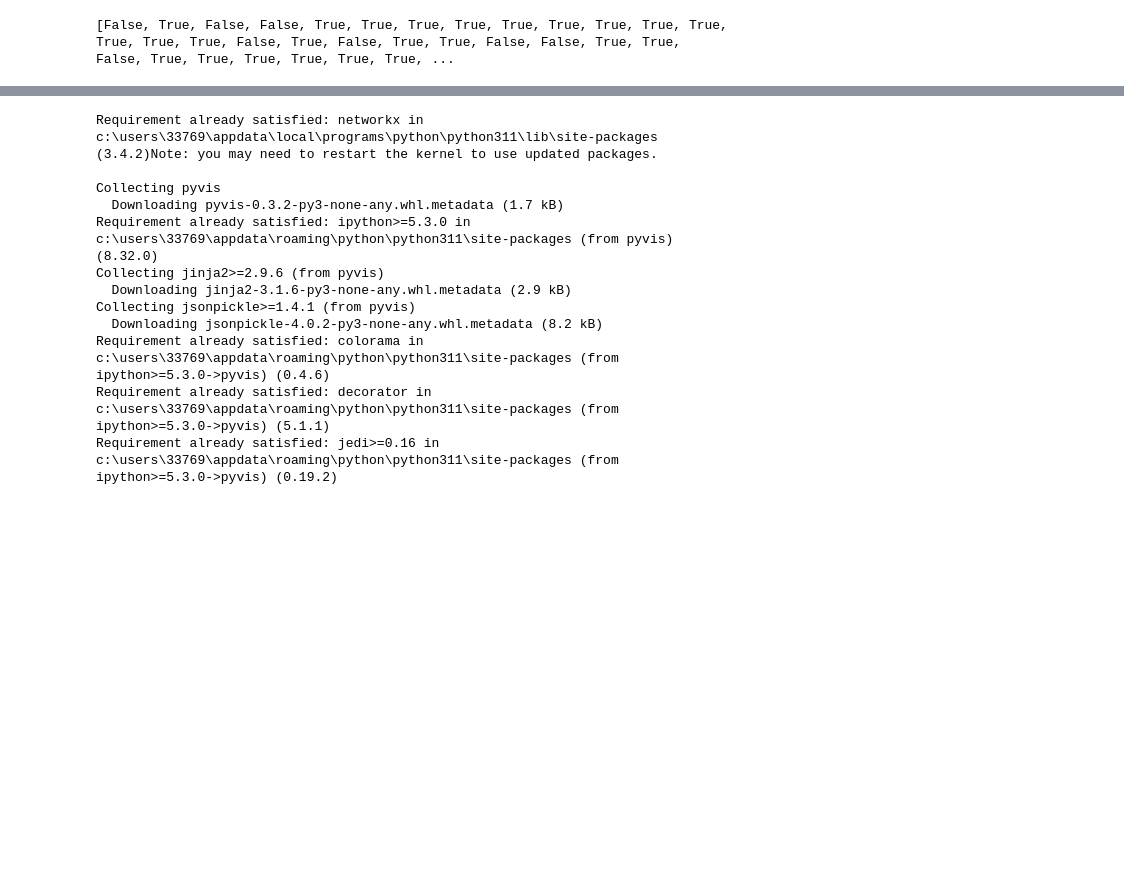
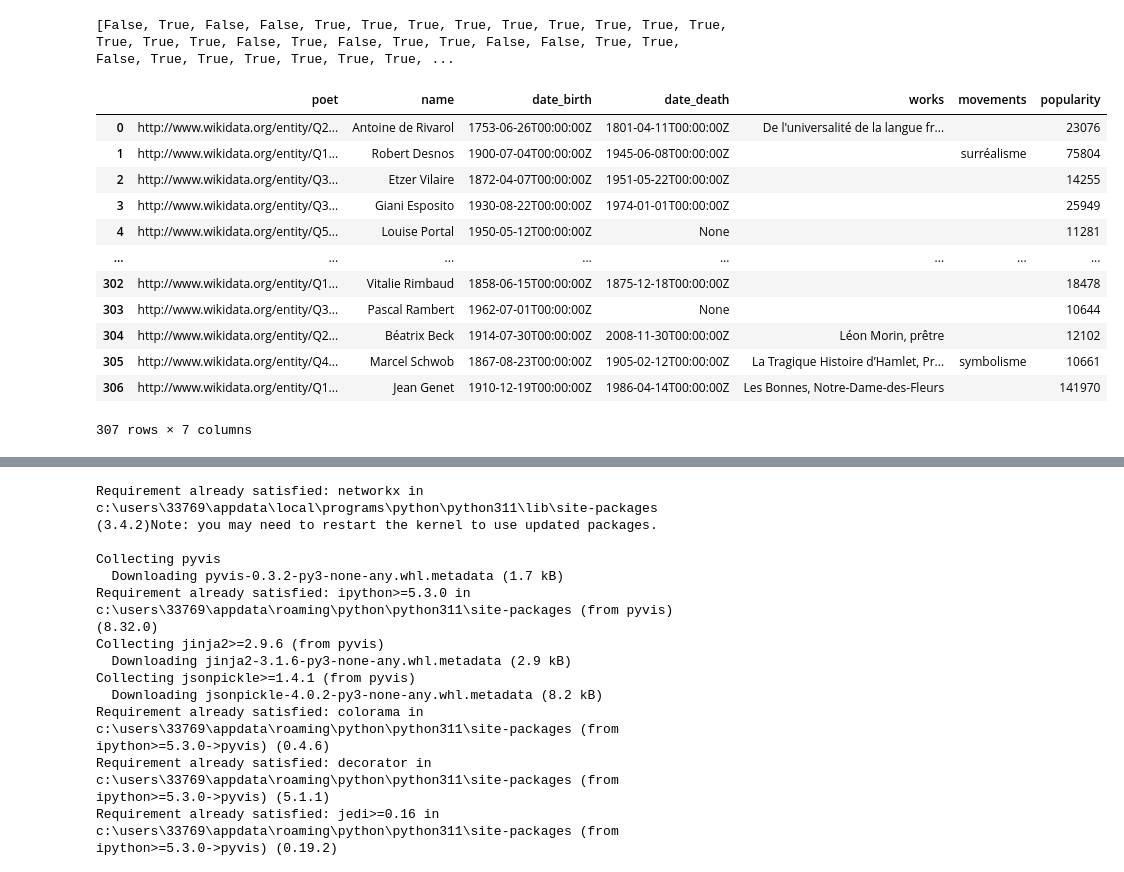
Before and after one commit to Nafru3/PoetNetwork, a Jupyter notebook: main.ipynb, the cells around one changed output, grey strips where cells are left out. Cells and saved outputs as stored; diff of their text form; code cells hidden in the pictures; blank space fills up the shorter version.

```diff
--- a/main.ipynb
+++ b/main.ipynb
@@ -380,3 +402,20 @@ save_dataframe_to_json(dataframe, "data.json")
+# %%
+dataframe_frenchpoet = json_to_dataframe("data_frenchpoet.json")
+dataframe_frenchpoet
+# %% [output]
+|  | poet | name | date_birth | date_death | works | movements | popularity |
+| 0 | http://www.wikidata.org/entity/Q2... | Antoine de Rivarol | 1753-06-26T00:00:00Z | 1801-04-11T00:00:00Z | De l'universalité de la langue fr... |  | 23076 |
+| 1 | http://www.wikidata.org/entity/Q1... | Robert Desnos | 1900-07-04T00:00:00Z | 1945-06-08T00:00:00Z |  | surréalisme | 75804 |
+| 2 | http://www.wikidata.org/entity/Q3... | Etzer Vilaire | 1872-04-07T00:00:00Z | 1951-05-22T00:00:00Z |  |  | 14255 |
+| 3 | http://www.wikidata.org/entity/Q3... | Giani Esposito | 1930-08-22T00:00:00Z | 1974-01-01T00:00:00Z |  |  | 25949 |
+| 4 | http://www.wikidata.org/entity/Q5... | Louise Portal | 1950-05-12T00:00:00Z | None |  |  | 11281 |
+| ... | ... | ... | ... | ... | ... | ... | ... |
+| 302 | http://www.wikidata.org/entity/Q1... | Vitalie Rimbaud | 1858-06-15T00:00:00Z | 1875-12-18T00:00:00Z |  |  | 18478 |
+| 303 | http://www.wikidata.org/entity/Q3... | Pascal Rambert | 1962-07-01T00:00:00Z | None |  |  | 10644 |
+| 304 | http://www.wikidata.org/entity/Q2... | Béatrix Beck | 1914-07-30T00:00:00Z | 2008-11-30T00:00:00Z | Léon Morin, prêtre |  | 12102 |
+| 305 | http://www.wikidata.org/entity/Q4... | Marcel Schwob | 1867-08-23T00:00:00Z | 1905-02-12T00:00:00Z | La Tragique Histoire d’Hamlet, Pr... | symbolisme | 10661 |
+| 306 | http://www.wikidata.org/entity/Q1... | Jean Genet | 1910-12-19T00:00:00Z | 1986-04-14T00:00:00Z | Les Bonnes, Notre-Dame-des-Fleurs |  | 141970 |
+307 rows × 7 columns
 # %%
 import unicodedata
 
```
Also changed, not shown: parts of 5 cells of this notebook, 2 other files.
